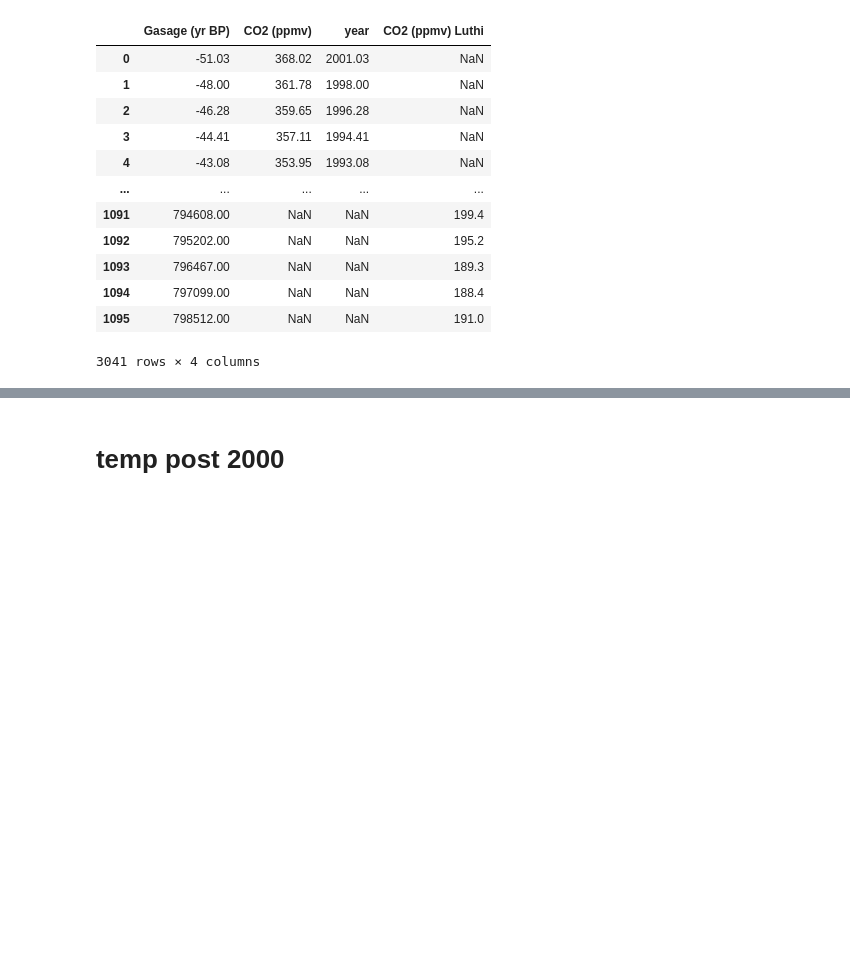
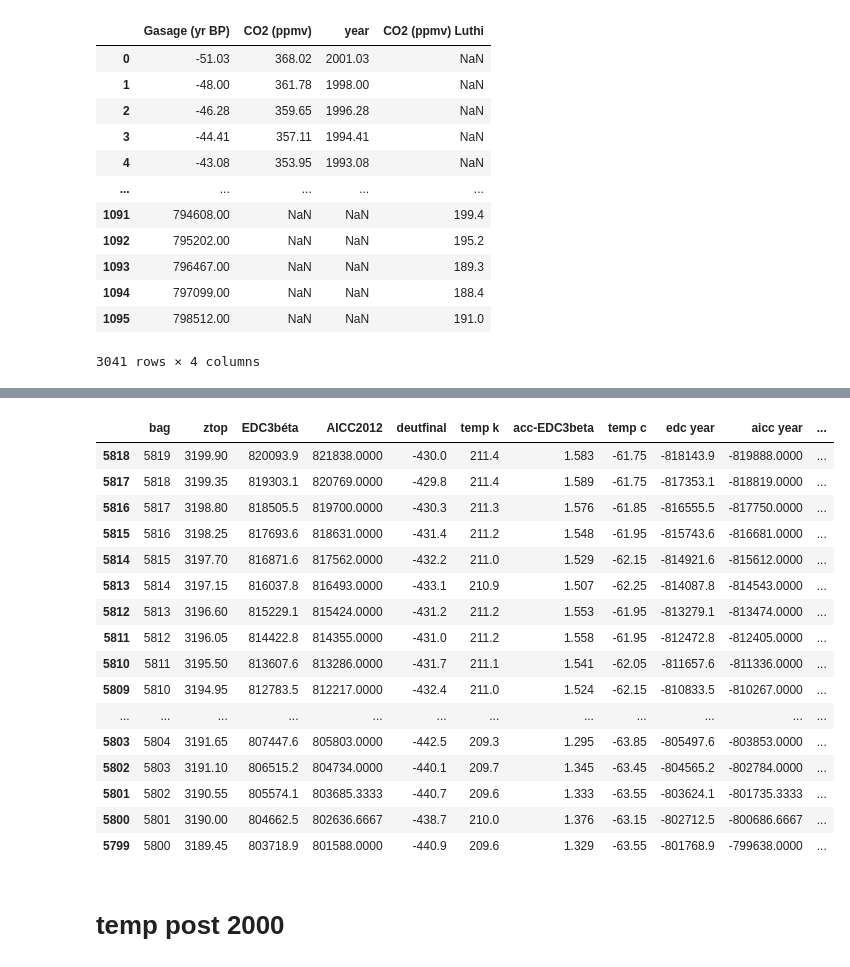
Before and after one commit to nurbujang/2progdaw23, a Jupyter notebook: data.ipynb, the cells around one changed output, grey strips where cells are left out. Saved outputs shown, nothing was run; the diff lists cells and outputs as text; code cells hidden in the pictures; blank space fills up the shorter version.

Commit message:
temp

```diff
--- a/data.ipynb
+++ b/data.ipynb
@@ -154,0 +128,8 @@ df_co2 = pd.concat([df_co2_pre2001.iloc[:, 1:], df_co2_post2001.iloc[:, :2] ])
+# %%
+df_temp['temp c'] = df_temp['temp k'] - 273.15
+# %%
+df_temp['edc year'] = (np.negative(df_temp['EDC3béta'])
+                          + 1950)
+
+df_temp['aicc year'] = (np.negative(df_temp['AICC2012'])
+                          + 1950)
@@ -155,2 +138,3 @@ df_co2 = pd.concat([df_co2_pre2001.iloc[:, 1:], df_co2_post2001.iloc[:, :2] ])
 # %%
-df_co2.sort_values('year', inplace=True)
+df_temp.sort_values(['edc year', 'aicc year'], inplace=True)
+#df_temp.columns
@@ -170,0 +199,22 @@ oritempglobalanomnoaa1850-2022: get year, act temp, anomaly
+# %%
+df_temp['temp c rolling mean 1000'] = df_temp.rolling(1000)['temp c'].mean()
+# %%
+df_temp.head(20)
+# %% [output]
+|  | bag | ztop | EDC3béta | AICC2012 | deutfinal | temp k | acc-EDC3beta | temp c | edc year | aicc year | ... |
+| 5818 | 5819 | 3199.90 | 820093.9 | 821838.0000 | -430.0 | 211.4 | 1.583 | -61.75 | -818143.9 | -819888.0000 | ... |
+| 5817 | 5818 | 3199.35 | 819303.1 | 820769.0000 | -429.8 | 211.4 | 1.589 | -61.75 | -817353.1 | -818819.0000 | ... |
+| 5816 | 5817 | 3198.80 | 818505.5 | 819700.0000 | -430.3 | 211.3 | 1.576 | -61.85 | -816555.5 | -817750.0000 | ... |
+| 5815 | 5816 | 3198.25 | 817693.6 | 818631.0000 | -431.4 | 211.2 | 1.548 | -61.95 | -815743.6 | -816681.0000 | ... |
+| 5814 | 5815 | 3197.70 | 816871.6 | 817562.0000 | -432.2 | 211.0 | 1.529 | -62.15 | -814921.6 | -815612.0000 | ... |
+| 5813 | 5814 | 3197.15 | 816037.8 | 816493.0000 | -433.1 | 210.9 | 1.507 | -62.25 | -814087.8 | -814543.0000 | ... |
+| 5812 | 5813 | 3196.60 | 815229.1 | 815424.0000 | -431.2 | 211.2 | 1.553 | -61.95 | -813279.1 | -813474.0000 | ... |
+| 5811 | 5812 | 3196.05 | 814422.8 | 814355.0000 | -431.0 | 211.2 | 1.558 | -61.95 | -812472.8 | -812405.0000 | ... |
+| 5810 | 5811 | 3195.50 | 813607.6 | 813286.0000 | -431.7 | 211.1 | 1.541 | -62.05 | -811657.6 | -811336.0000 | ... |
+| 5809 | 5810 | 3194.95 | 812783.5 | 812217.0000 | -432.4 | 211.0 | 1.524 | -62.15 | -810833.5 | -810267.0000 | ... |
+| ... | ... | ... | ... | ... | ... | ... | ... | ... | ... | ... | ... |
+| 5803 | 5804 | 3191.65 | 807447.6 | 805803.0000 | -442.5 | 209.3 | 1.295 | -63.85 | -805497.6 | -803853.0000 | ... |
+| 5802 | 5803 | 3191.10 | 806515.2 | 804734.0000 | -440.1 | 209.7 | 1.345 | -63.45 | -804565.2 | -802784.0000 | ... |
+| 5801 | 5802 | 3190.55 | 805574.1 | 803685.3333 | -440.7 | 209.6 | 1.333 | -63.55 | -803624.1 | -801735.3333 | ... |
+| 5800 | 5801 | 3190.00 | 804662.5 | 802636.6667 | -438.7 | 210.0 | 1.376 | -63.15 | -802712.5 | -800686.6667 | ... |
+| 5799 | 5800 | 3189.45 | 803718.9 | 801588.0000 | -440.9 | 209.6 | 1.329 | -63.55 | -801768.9 | -799638.0000 | ... |
```
Also changed, not shown: parts of 25 cells of this notebook, 12 other files.
